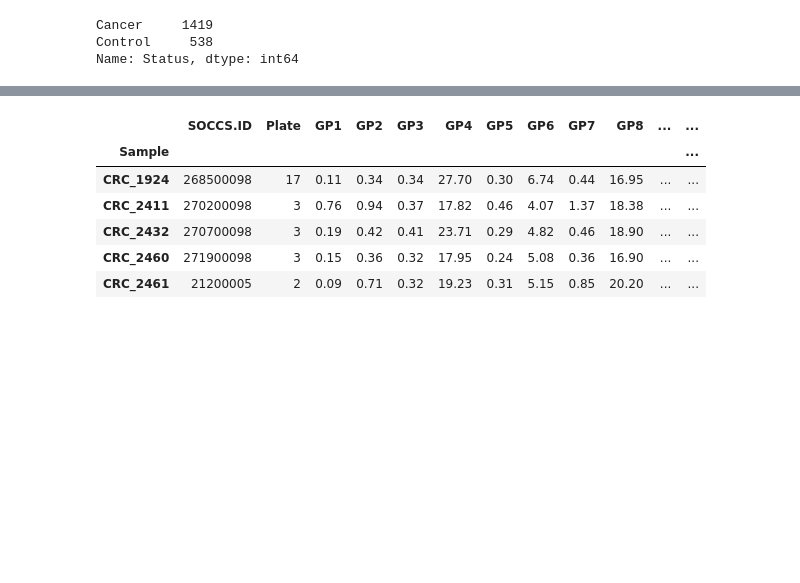
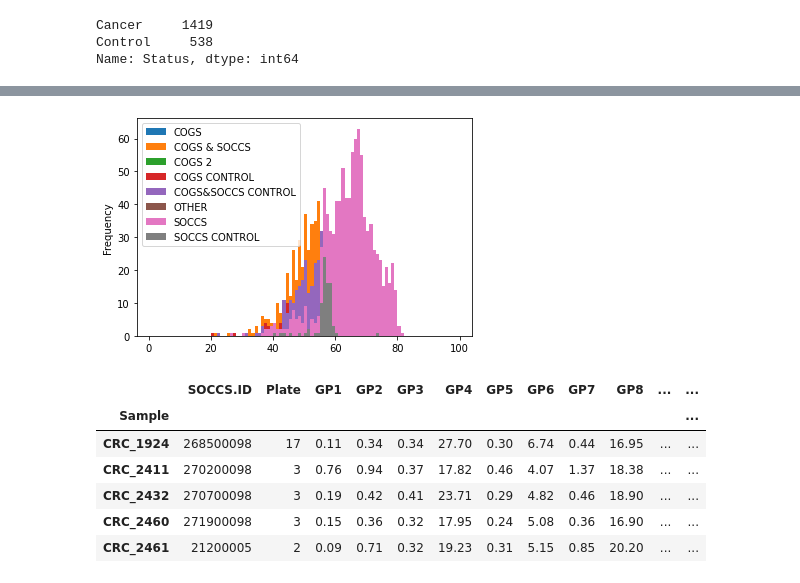
Before and after one commit to PK1617/va-patients-data, a Jupyter notebook: DataCleaner.ipynb, the cells around one changed output, grey strips where cells are left out. Cells and saved outputs as stored; diff of their text form; code cells hidden in the pictures; blank space fills up the shorter version.

```diff
--- a/DataCleaner.ipynb
+++ b/DataCleaner.ipynb
@@ -110,3 +221,12 @@ Name: Status, dtype: int64
+# %%
+fig, axs = plt.subplots()
+
+df2_cleaned.groupby('Study.ID')['Age at sample'].plot(kind='hist', bins=range(1, 100), ax=axs, legend=True)
+#df2_cleaned.groupby('Study.ID')['Age at sample'].get_group('SOCCS').plot(kind='hist', bins=range(1, 100), ax=axs, legend=True)
+#axs.set_xlabel("Age at sample [y]")
+fig.savefig('Reporting/Images/Age at sample_Study ID_preprocessing.png')
+# %% [output]
+[figure, added]
 # %%
 #Merge cleaned dataframes and check head
 merged=df1_cleaned.join(df2_cleaned)
```
Also changed, not shown: parts of 28 cells of this notebook, 7 other files.
